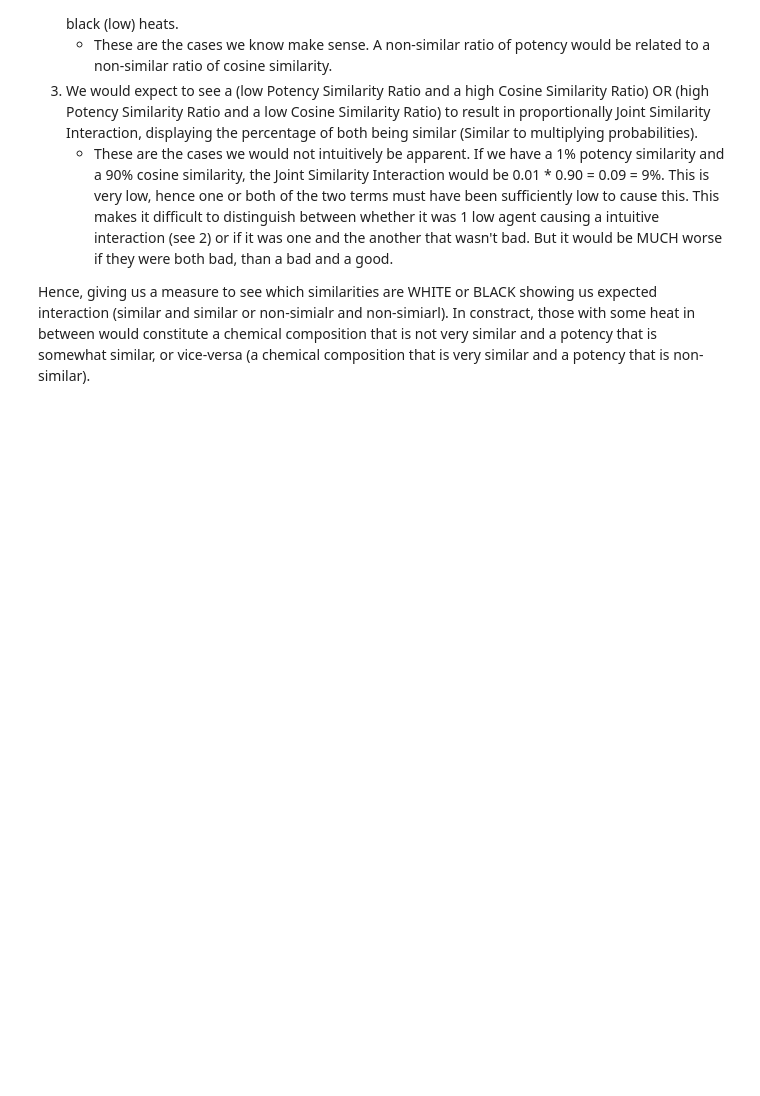
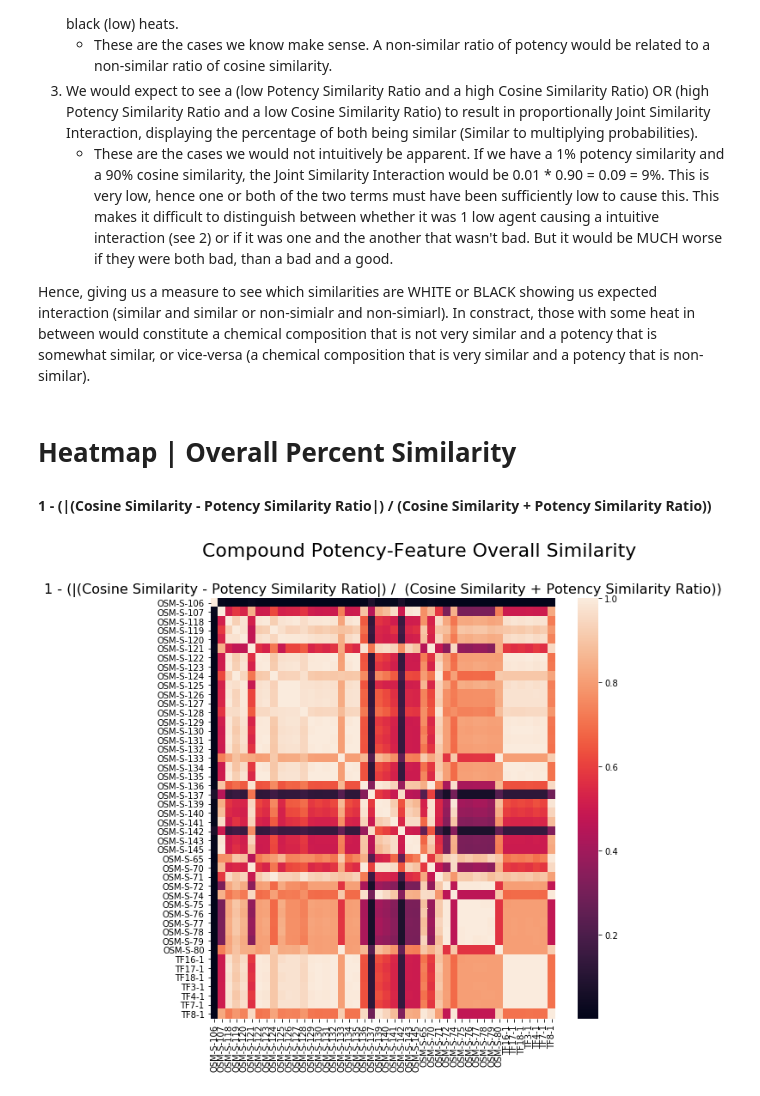
Before and after one commit to conradbm/kcail, a Jupyter notebook: code/2_deeper_findings_/main_similarities.ipynb, the cells around one changed output. Saved outputs shown, nothing was run; the diff lists cells and outputs as text; code cells hidden in the pictures; blank space fills up the shorter version.

```diff
--- a/code/2_deeper_findings_/main_similarities.ipynb
+++ b/code/2_deeper_findings_/main_similarities.ipynb
@@ -300,3 +359,21 @@ plt.show()
     - These are the cases we would not intuitively be apparent. If we have a 1% potency similarity and a 90% cosine similarity, the Joint Similarity Interaction would be 0.01 * 0.90 = 0.09 = 9%. This is very low, hence one or both of the two terms must have been sufficiently low to cause this. This makes it difficult to distinguish between whether it was 1 low agent causing a intuitive interaction (see 2) or if it was one and the another that wasn't bad. But it would be MUCH worse if they were both bad, than a bad and a good.
 
 Hence, giving us a measure to see which similarities are WHITE or BLACK showing us expected interaction (similar and similar or non-simialr and non-simiarl). In constract, those with some heat in between would constitute a chemical composition that is not very similar and a potency that is somewhat similar, or vice-versa (a chemical composition that is very similar and a potency that is non-similar).
+# %% [markdown]
+# Heatmap | Overall Percent Similarity
+#### 1 - (|(Cosine Similarity - Potency Similarity Ratio|) /  (Cosine Similarity + Potency Similarity Ratio))
+# %%
+fig, ax = plt.subplots(figsize=(9,9))
+
+sns.heatmap(overall_sim_matrix,
+            xticklabels=overall_sim_matrix.index.tolist(),
+            yticklabels=overall_sim_matrix.index.tolist())
+#ax.xaxis.tick_top()
+plt.xticks(rotation=90)
+#ax.set_ylabel(cosine_similarity_matrix.index.tolist(), fontsize=10)
+#ax.set_xlabel(cosine_similarity_matrix.index.tolist(), fontsize=10)
+plt.suptitle("Compound Potency-Feature Overall Similarity", size=22)
+ax.set_title("1 - (|(Cosine Similarity - Potency Similarity Ratio|) /  (Cosine Similarity + Potency Similarity Ratio))", size=16)
+plt.show()
+# %% [output]
+[figure, added]
```
Also changed, not shown: parts of 18 cells of this notebook.
